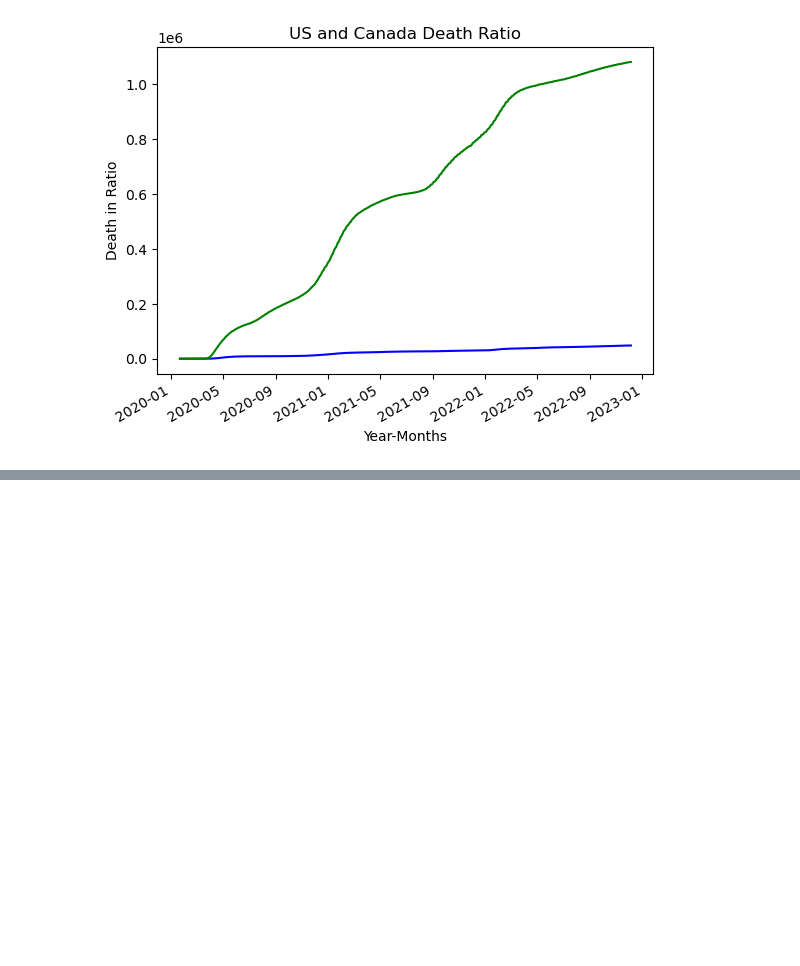
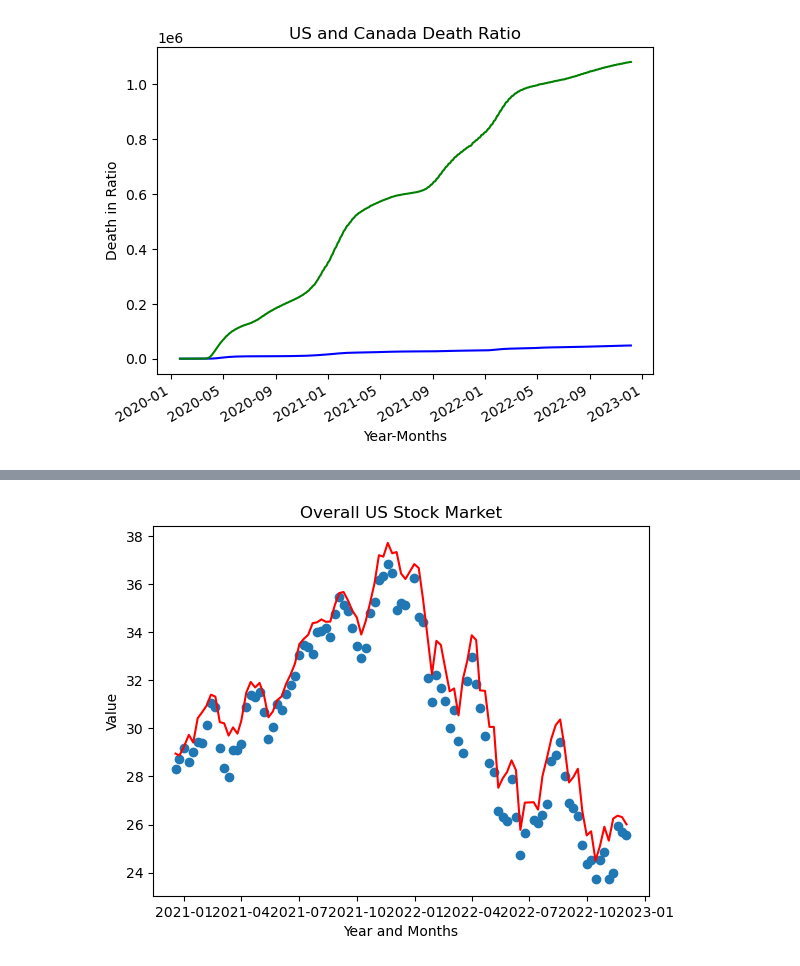
Before and after one commit to AIDA-Saskatchewan-polytechnic/Final-Project-By-Jerry-Sherin, a Jupyter notebook: Final.ipynb, the cells around one changed output, grey strips where cells are left out. Drawn from its saved outputs; the diff is of its cells as text; code cells hidden in the pictures; blank space fills up the shorter version.

```diff
--- a/Final.ipynb
+++ b/Final.ipynb
@@ -420,0 +458,12 @@ plt.show()
+# %%
+fig = plt.figure()
+plt.plot_date(dataFrame_stocks['date'],dataFrame_stocks['US_low'])
+plt.plot_date(dataFrame_stocks['date'],dataFrame_stocks['US_high'],'r-')
+plt.figsize=(10,12)
+plt.title("Overall US Stock Market")
+plt.xlabel("Year and Months")
+plt.ylabel("Value")
+
+plt.show()
+# %% [output]
+[figure, added]
```
Also changed, not shown: parts of 7 cells of this notebook.
